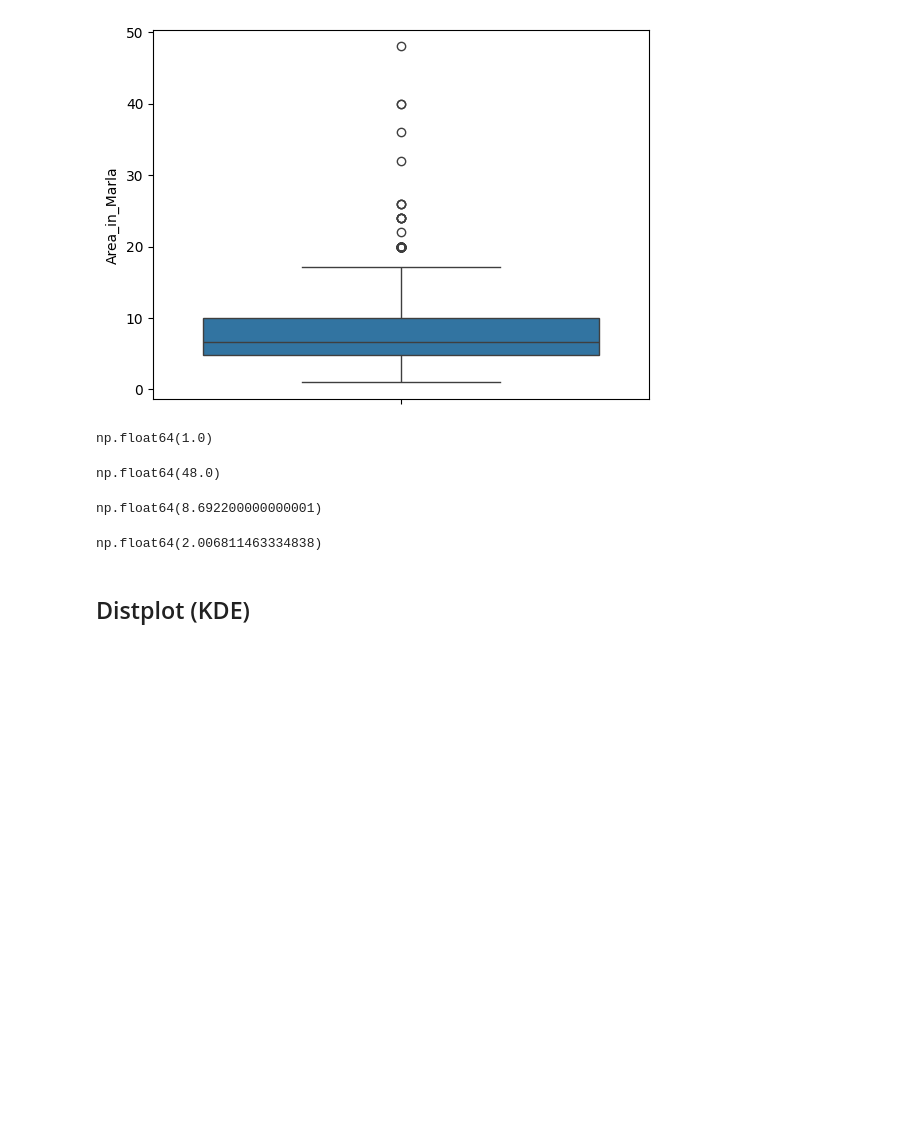
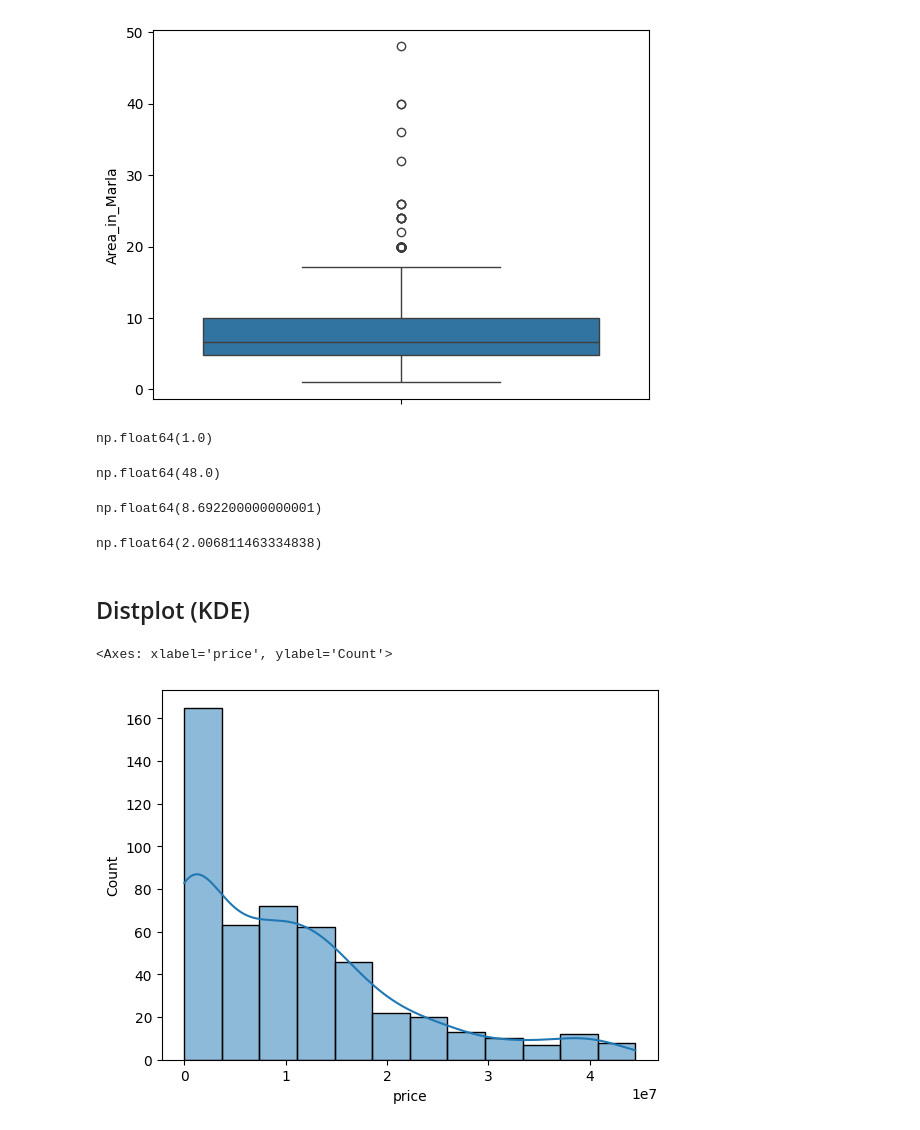
Before and after one commit to UzairAtiq/Academic-codebase, a Jupyter notebook: Semester-5 🎓/Lab-Codes 🧪/ML Lab/Lab 1/main.ipynb, the cells around one changed output. Drawn from its saved outputs; the diff is of its cells as text; code cells hidden in the pictures; blank space fills up the shorter version.

Commit message:
feat(ml-lab): add KDE distribution plots for price and bedrooms in lab 1 notebooks

```diff
--- a/Semester-5 🎓/Lab-Codes 🧪/ML Lab/Lab 1/main.ipynb
+++ b/Semester-5 🎓/Lab-Codes 🧪/ML Lab/Lab 1/main.ipynb
@@ -256,3 +256,8 @@ df['Area_in_Marla'].skew()
 np.float64(2.006811463334838)
 # %% [markdown]
 ## Distplot (KDE)
+# %%
+sns.histplot(df['price'], kde=True)
+# %% [output]
+<Axes: xlabel='price', ylabel='Count'>
+[figure, added]
```
Also changed, not shown: parts of 3 cells of this notebook, 1 other file.
